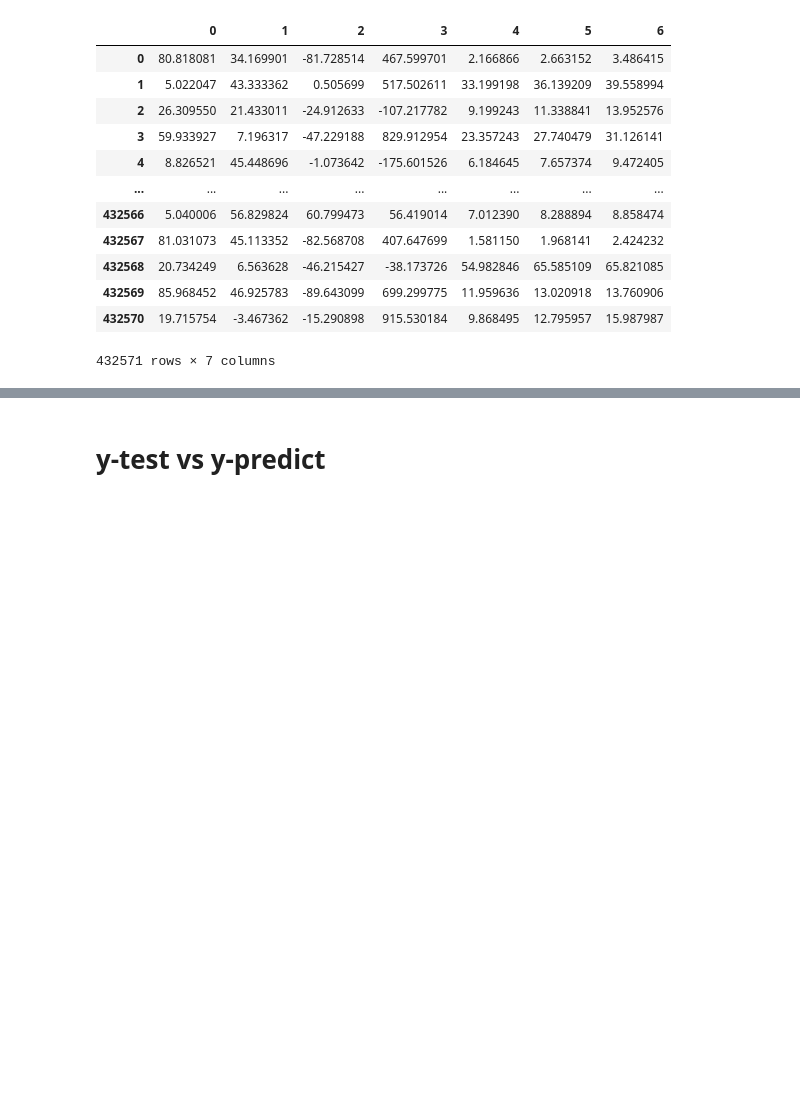
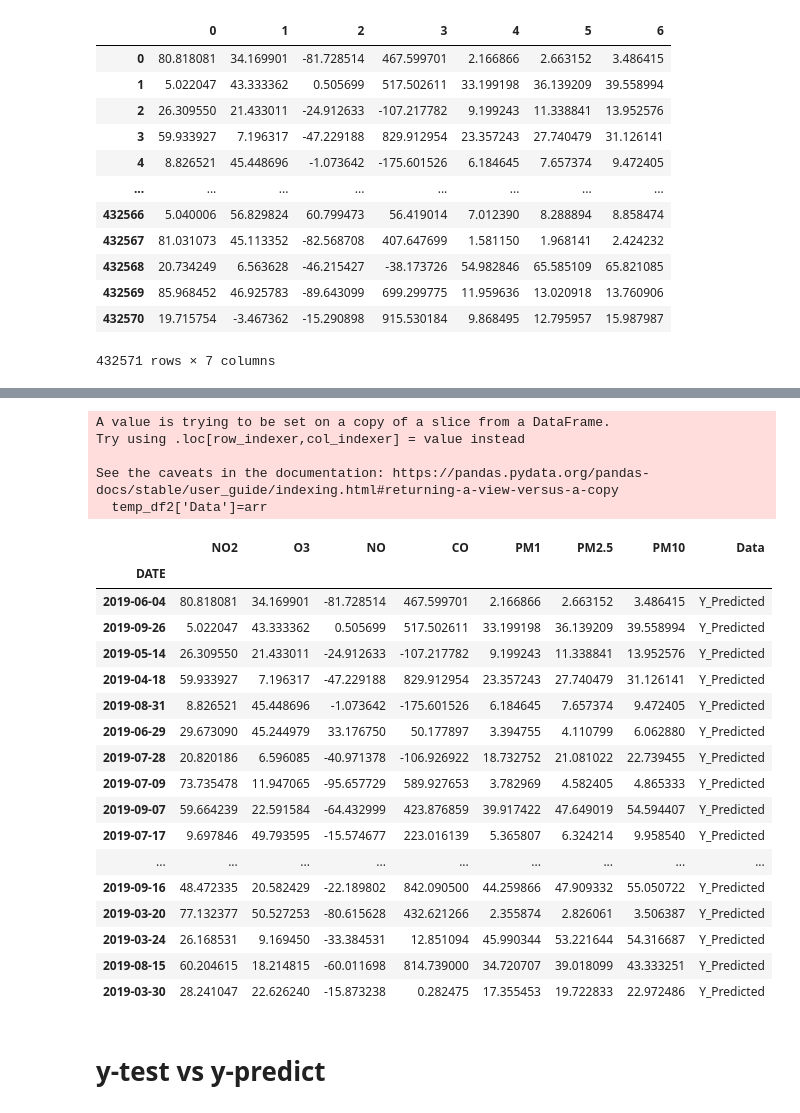
Before and after one commit to utkarshkanswal/Machine-Learning-application-on-Air-quality-dataset, a Jupyter notebook: OPC_Sensor/Randomforest/Randomforest.ipynb, the cells around one changed output, grey strips where cells are left out. Drawn from its saved outputs; the diff is of its cells as text; code cells hidden in the pictures; blank space fills up the shorter version.

```diff
--- a/OPC_Sensor/Randomforest/Randomforest.ipynb
+++ b/OPC_Sensor/Randomforest/Randomforest.ipynb
@@ -201,0 +239,6 @@ df
+# %%
+import pandas as pd
+df2=pd.DataFrame(y_test_pred,index=dates,columns=['NO2','O3','NO','CO','PM1','PM2.5','PM10'])
+df2.index.name="DATE"
+print("Predicted Values:")
+df2
@@ -202,3 +261,33 @@ df
+# %%
+arr=["Y_Predicted"]*25
+temp_df2=df2.head(25)
+temp_df2['Data']=arr
+temp_df2.to_excel("randomforest_y_test_pred.xlsx")
+temp_df2
+# %% [output]
+A value is trying to be set on a copy of a slice from a DataFrame.
+Try using .loc[row_indexer,col_indexer] = value instead
+
+See the caveats in the documentation: https://pandas.pydata.org/pandas-docs/stable/user_guide/indexing.html#returning-a-view-versus-a-copy
+  temp_df2['Data']=arr
+|  | NO2 | O3 | NO | CO | PM1 | PM2.5 | PM10 | Data |
+| DATE |  |  |  |  |  |  |  |  |
+| 2019-06-04 | 80.818081 | 34.169901 | -81.728514 | 467.599701 | 2.166866 | 2.663152 | 3.486415 | Y_Predicted |
+| 2019-09-26 | 5.022047 | 43.333362 | 0.505699 | 517.502611 | 33.199198 | 36.139209 | 39.558994 | Y_Predicted |
+| 2019-05-14 | 26.309550 | 21.433011 | -24.912633 | -107.217782 | 9.199243 | 11.338841 | 13.952576 | Y_Predicted |
+| 2019-04-18 | 59.933927 | 7.196317 | -47.229188 | 829.912954 | 23.357243 | 27.740479 | 31.126141 | Y_Predicted |
+| 2019-08-31 | 8.826521 | 45.448696 | -1.073642 | -175.601526 | 6.184645 | 7.657374 | 9.472405 | Y_Predicted |
+| 2019-06-29 | 29.673090 | 45.244979 | 33.176750 | 50.177897 | 3.394755 | 4.110799 | 6.062880 | Y_Predicted |
+| 2019-07-28 | 20.820186 | 6.596085 | -40.971378 | -106.926922 | 18.732752 | 21.081022 | 22.739455 | Y_Predicted |
+| 2019-07-09 | 73.735478 | 11.947065 | -95.657729 | 589.927653 | 3.782969 | 4.582405 | 4.865333 | Y_Predicted |
+| 2019-09-07 | 59.664239 | 22.591584 | -64.432999 | 423.876859 | 39.917422 | 47.649019 | 54.594407 | Y_Predicted |
+| 2019-07-17 | 9.697846 | 49.793595 | -15.574677 | 223.016139 | 5.365807 | 6.324214 | 9.958540 | Y_Predicted |
+| ... | ... | ... | ... | ... | ... | ... | ... | ... |
+| 2019-09-16 | 48.472335 | 20.582429 | -22.189802 | 842.090500 | 44.259866 | 47.909332 | 55.050722 | Y_Predicted |
+| 2019-03-20 | 77.132377 | 50.527253 | -80.615628 | 432.621266 | 2.355874 | 2.826061 | 3.506387 | Y_Predicted |
+| 2019-03-24 | 26.168531 | 9.169450 | -33.384531 | 12.851094 | 45.990344 | 53.221644 | 54.316687 | Y_Predicted |
+| 2019-08-15 | 60.204615 | 18.214815 | -60.011698 | 814.739000 | 34.720707 | 39.018099 | 43.333251 | Y_Predicted |
+| 2019-03-30 | 28.241047 | 22.626240 | -15.873238 | 0.282475 | 17.355453 | 19.722833 | 22.972486 | Y_Predicted |
 # %% [markdown]
 # y-test vs y-predict
 # %%
```
Also changed, not shown: parts of 6 cells of this notebook, 22 other files.
